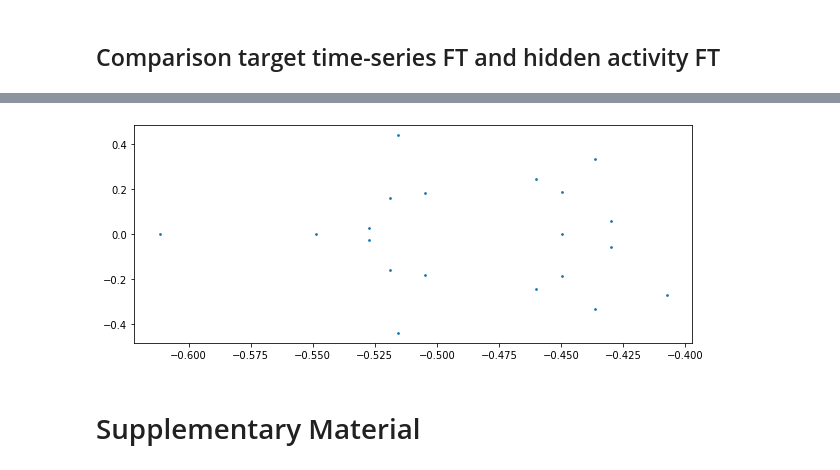
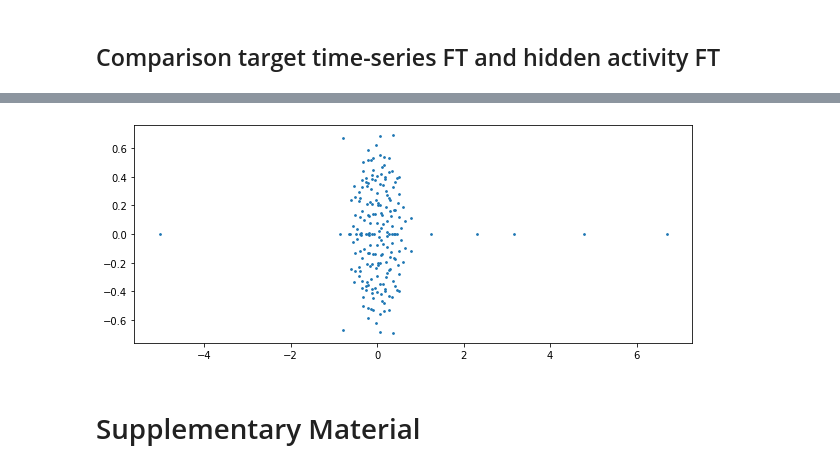
Before and after one commit to mpotta/bptt, a Jupyter notebook: RNNs for Chaos/rnns_for_chaos.ipynb, the cells around one changed output, grey strips where cells are left out. Saved outputs shown, nothing was run; the diff lists cells and outputs as text; code cells hidden in the pictures.

```diff
--- a/RNNs for Chaos/rnns_for_chaos.ipynb
+++ b/RNNs for Chaos/rnns_for_chaos.ipynb
@@ -172,8 +172,7 @@ class RNNNet(nn.Module):
         use_teacher_forcing = True if random.random() > self.teacher_forcing_ratio else False
         if use_teacher_forcing:
             rnn_output, _ = self.rnn(x)
-            if enable_do:
-                rnn_output = self.do(rnn_output)
+            rnn_output = self.do(rnn_output)
             out = self.fc(rnn_output)
             return out, rnn_output
         else:
@@ -186,14 +185,12 @@ class RNNNet(nn.Module):
             # Loop through time
             for i in range(input.size(0)):
                 hidden = self.rnn.recurrence(x_t, hidden)
+                hidden = self.do(hidden)
+                x_t = self.fc(hidden)
                 rnn_output.append(hidden)
-                if enable_do:
-                    hidden = self.do(hidden)
-                x_t = self.fc(hidden)
             # Stack together output from all time steps
             output = torch.stack(rnn_output, dim=0)  # (seq_len, batch, hidden_size)
-            if enable_do:
-                rnn_output = self.do(rnn_output)
+            rnn_output = self.do(rnn_output)
             out = self.fc(output)
             return out, rnn_output
 # %% [markdown]
@@ -370,20 +358,18 @@ plt.show()
 # %%
 def extract_eigen_values(M):
     eW = np.linalg.eigvals(M)
-    idx = eW.argsort()
-    rea = [n.real for n in eW[idx]]
-    imag = [n.imag for n in eW[idx]]
+    rea = [n.real for n in eW]
+    imag = [n.imag for n in eW]
     return rea, imag
 
 realW_bptt, imagW_bptt = extract_eigen_values(net.rnn.h2h.weight.detach().numpy())
 
-top_eW = 20
 fig = plt.figure(figsize=(10,4))
 ax = fig.add_subplot(111)
-ax.scatter(realW_bptt[0:top_eW], imagW_bptt[0:top_eW], s=3)
+ax.scatter(realW_bptt, imagW_bptt, s=3)
 plt.show()
 # %% [output]
-[figure, old version]
+[figure, new version]
 # %% [markdown]
 # Supplementary Material
 # %% [markdown]
```
Also changed, not shown: parts of 14 cells of this notebook, 2 other files.
